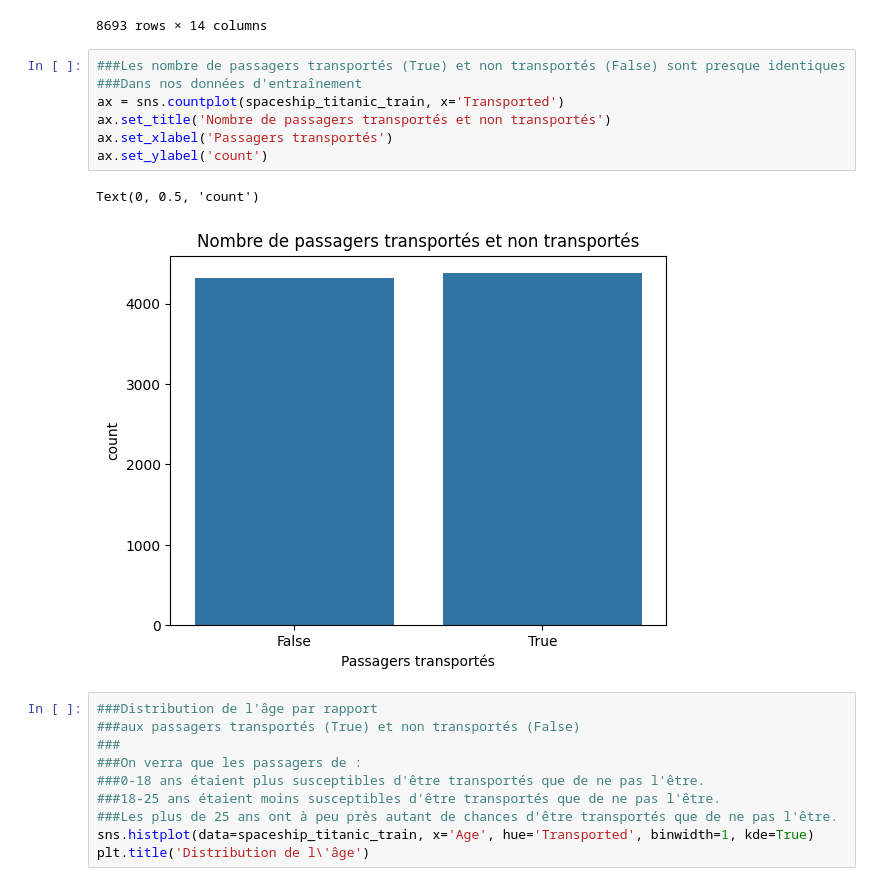
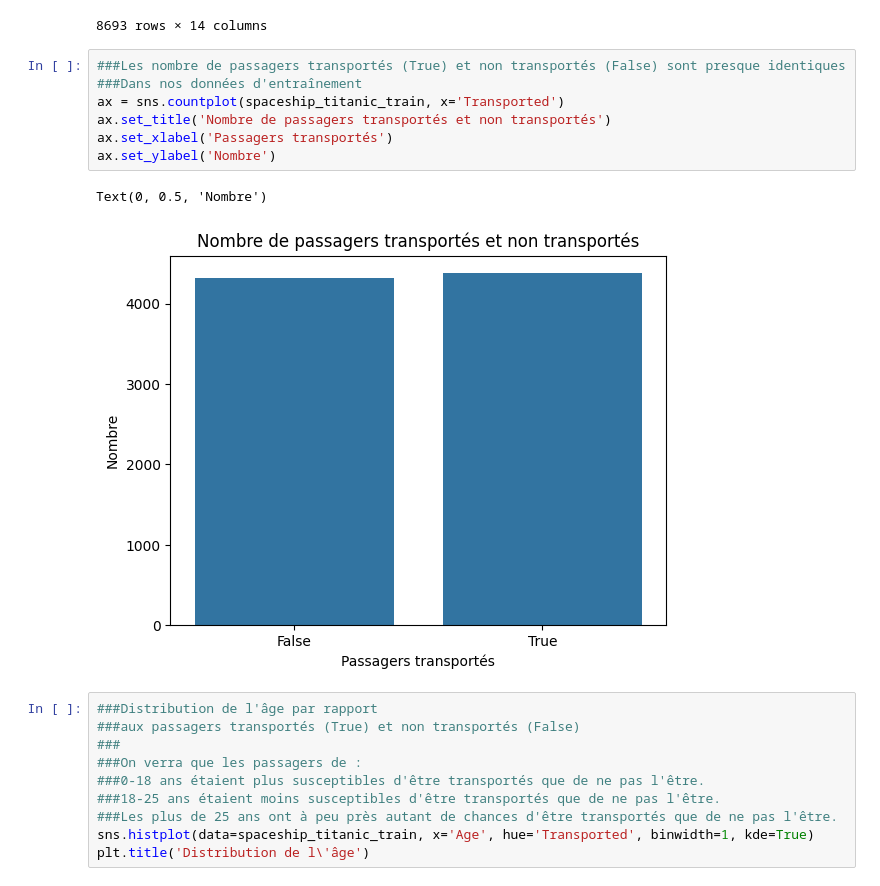
Before and after one commit to DiarafaSoukouna/project-kaggle, a Jupyter notebook: TiemokoSogodogo.ipynb, the cells around one changed output. Drawn from its saved outputs; the diff is of its cells as text.

```diff
--- a/TiemokoSogodogo.ipynb
+++ b/TiemokoSogodogo.ipynb
@@ -67,13 +67,13 @@ spaceship_titanic_train
 # %%
 ###Les nombre de passagers transportés (True) et non transportés (False) sont presque identiques
 ###Dans nos données d'entraînement
 ax = sns.countplot(spaceship_titanic_train, x='Transported')
 ax.set_title('Nombre de passagers transportés et non transportés')
 ax.set_xlabel('Passagers transportés')
-ax.set_ylabel('count')
+ax.set_ylabel('Nombre')
 # %% [output]
-Text(0, 0.5, 'count')
+Text(0, 0.5, 'Nombre')
-[figure, old version]
+[figure, new version]
 # %%
 ###Distribution de l'âge par rapport
 ###aux passagers transportés (True) et non transportés (False)
```
Also changed, not shown: parts of 8 cells of this notebook.
